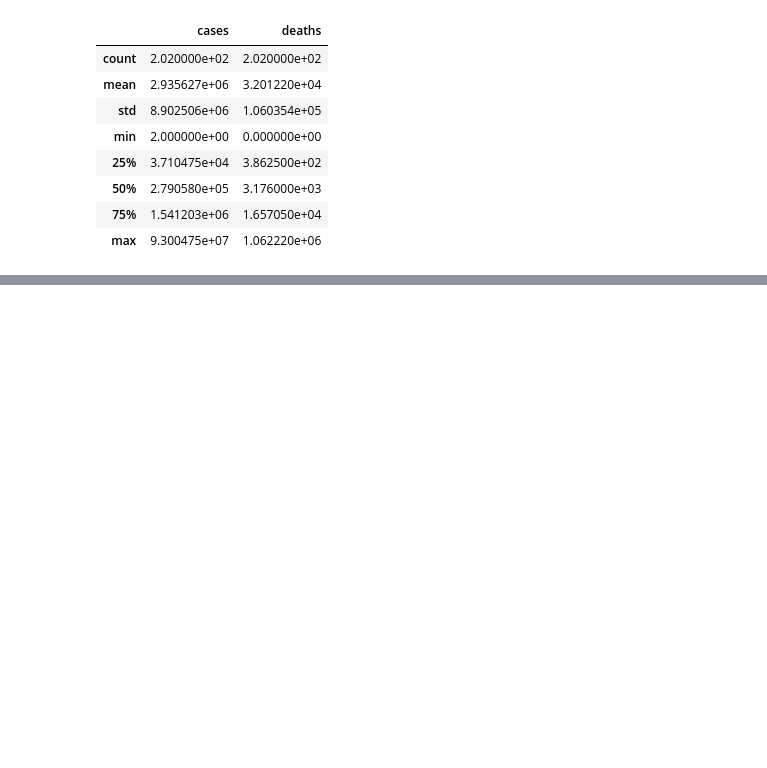
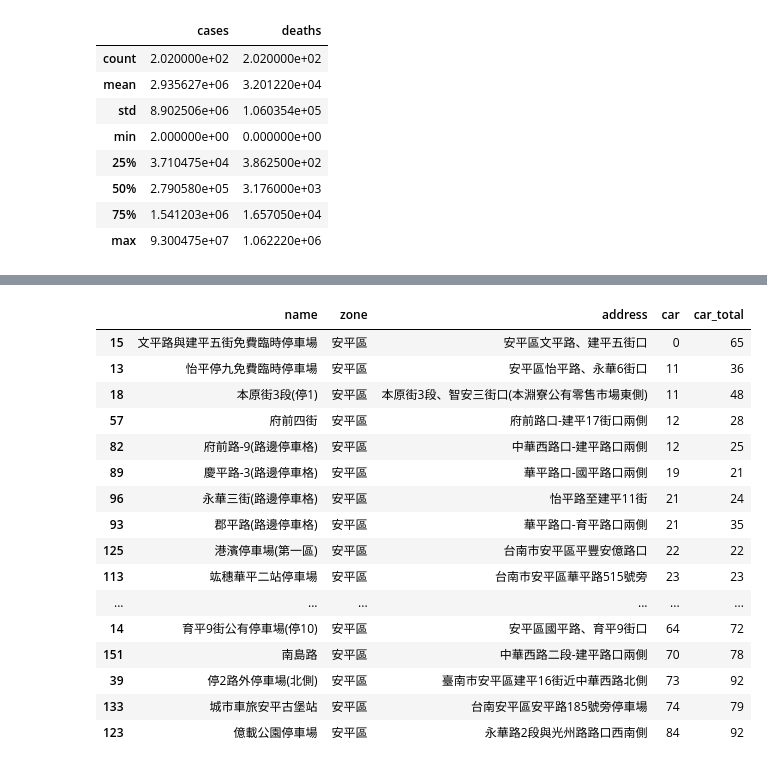
Before and after one commit to ss1111119/Myfirstproject, a Jupyter notebook: 20220823.ipynb, the cells around one changed output, grey strips where cells are left out. Drawn from its saved outputs; the diff is of its cells as text; code cells hidden in the pictures; blank space fills up the shorter version.

```diff
--- a/20220823.ipynb
+++ b/20220823.ipynb
@@ -272,0 +299,7 @@ df
+# %%
+# 讀取網路上的json檔
+import pandas as pd
+# 臺南市停車場即時剩餘車位資訊 https://data.gov.tw/dataset/102772
+url = 'https://parkweb.tainan.gov.tw/api/parking.php'
+df = pd.read_json(url)
+df.head()
@@ -272,0 +314,2 @@ df
+# %%
+df1 = df[['name', 'zone', 'address', 'car', 'car_total']]
@@ -272,0 +325,24 @@ df
+# %%
+# 臺南市停車位有超過500個的停車場
+condition = df1['car_total'] > 500
+# 停車位不到100個停車位
+condition = (df1['car'] < 100) & (df1['zone'] == '安平區')
+df1[condition].sort_values('car')
+# %% [output]
+|  | name | zone | address | car | car_total |
+| 15 | 文平路與建平五街免費臨時停車場 | 安平區 | 安平區文平路、建平五街口 | 0 | 65 |
+| 13 | 怡平停九免費臨時停車場 | 安平區 | 安平區怡平路、永華6街口 | 11 | 36 |
+| 18 | 本原街3段(停1) | 安平區 | 本原街3段、智安三街口(本淵寮公有零售市場東側) | 11 | 48 |
+| 57 | 府前四街 | 安平區 | 府前路口-建平17街口兩側 | 12 | 28 |
+| 82 | 府前路-9(路邊停車格) | 安平區 | 中華西路口-建平路口兩側 | 12 | 25 |
+| 89 | 慶平路-3(路邊停車格) | 安平區 | 華平路口-國平路口兩側 | 19 | 21 |
+| 96 | 永華三街(路邊停車格) | 安平區 | 怡平路至建平11街 | 21 | 24 |
+| 93 | 郡平路(路邊停車格) | 安平區 | 華平路口-育平路口兩側 | 21 | 35 |
+| 125 | 港濱停車場(第一區) | 安平區 | 台南市安平區平豐安億路口 | 22 | 22 |
+| 113 | 竑穗華平二站停車場 | 安平區 | 台南市安平區華平路515號旁 | 23 | 23 |
+| ... | ... | ... | ... | ... | ... |
+| 14 | 育平9街公有停車場(停10) | 安平區 | 安平區國平路、育平9街口 | 64 | 72 |
+| 151 | 南島路 | 安平區 | 中華西路二段-建平路口兩側 | 70 | 78 |
+| 39 | 停2路外停車場(北側) | 安平區 | 臺南市安平區建平16街近中華西路北側 | 73 | 92 |
+| 133 | 城市車旅安平古堡站 | 安平區 | 台南安平區安平路185號旁停車場 | 74 | 79 |
+| 123 | 億載公園停車場 | 安平區 | 永華路2段與光州路路口西南側 | 84 | 92 |
```
Also changed, not shown: parts of 14 cells of this notebook.
